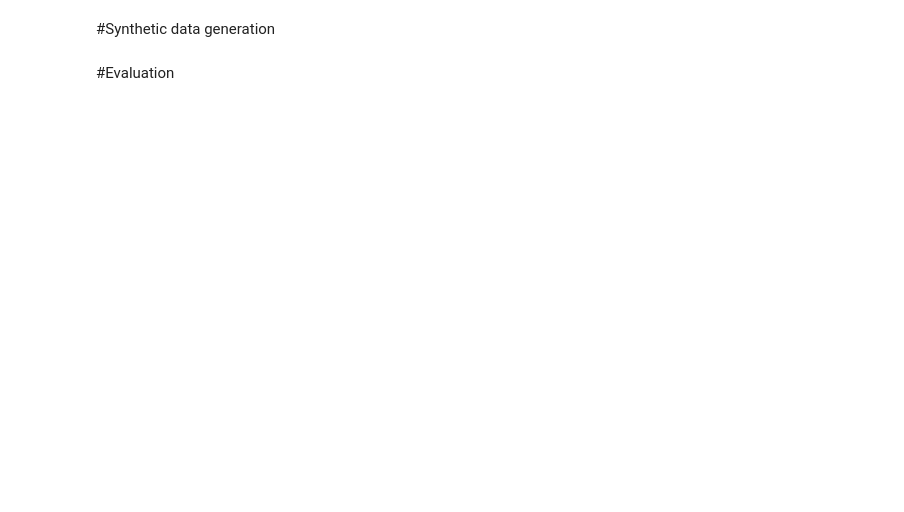
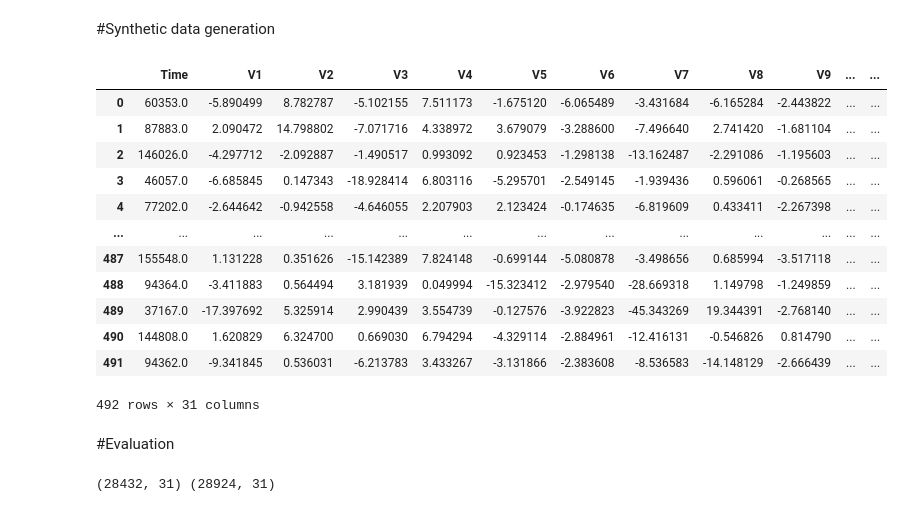
Before and after one commit to SeongDahun/RecsysTutorial, a Jupyter notebook: CTGAN_Credit_anomal.ipynb, the cells around one changed output. Saved outputs shown, nothing was run; the diff lists cells and outputs as text; code cells hidden in the pictures; blank space fills up the shorter version.

```diff
--- a/CTGAN_Credit_anomal.ipynb
+++ b/CTGAN_Credit_anomal.ipynb
@@ -131,5 +191,19 @@ ctgan_anomal.fit(anomalies, categorical_features, epochs = 200)
 #Synthetic data generation
 # %%
 # 이상 데이터의 증강 데이터 생성
-samples_anomal = ctgan_anomal.sample(2460)
-samples_anomal
+synthetic_anomal = ctgan_anomal.sample(492)
+synthetic_anomal
+# %% [output]
+|  | Time | V1 | V2 | V3 | V4 | V5 | V6 | V7 | V8 | V9 | ... | ... |
+| 0 | 60353.0 | -5.890499 | 8.782787 | -5.102155 | 7.511173 | -1.675120 | -6.065489 | -3.431684 | -6.165284 | -2.443822 | ... | ... |
+| 1 | 87883.0 | 2.090472 | 14.798802 | -7.071716 | 4.338972 | 3.679079 | -3.288600 | -7.496640 | 2.741420 | -1.681104 | ... | ... |
+| 2 | 146026.0 | -4.297712 | -2.092887 | -1.490517 | 0.993092 | 0.923453 | -1.298138 | -13.162487 | -2.291086 | -1.195603 | ... | ... |
+| 3 | 46057.0 | -6.685845 | 0.147343 | -18.928414 | 6.803116 | -5.295701 | -2.549145 | -1.939436 | 0.596061 | -0.268565 | ... | ... |
+| 4 | 77202.0 | -2.644642 | -0.942558 | -4.646055 | 2.207903 | 2.123424 | -0.174635 | -6.819609 | 0.433411 | -2.267398 | ... | ... |
+| ... | ... | ... | ... | ... | ... | ... | ... | ... | ... | ... | ... | ... |
+| 487 | 155548.0 | 1.131228 | 0.351626 | -15.142389 | 7.824148 | -0.699144 | -5.080878 | -3.498656 | 0.685994 | -3.517118 | ... | ... |
+| 488 | 94364.0 | -3.411883 | 0.564494 | 3.181939 | 0.049994 | -15.323412 | -2.979540 | -28.669318 | 1.149798 | -1.249859 | ... | ... |
+| 489 | 37167.0 | -17.397692 | 5.325914 | 2.990439 | 3.554739 | -0.127576 | -3.922823 | -45.343269 | 19.344391 | -2.768140 | ... | ... |
+| 490 | 144808.0 | 1.620829 | 6.324700 | 0.669030 | 6.794294 | -4.329114 | -2.884961 | -12.416131 | -0.546826 | 0.814790 | ... | ... |
+| 491 | 94362.0 | -9.341845 | 0.536031 | -6.213783 | 3.433267 | -3.131866 | -2.383608 | -8.536583 | -14.148129 | -2.666439 | ... | ... |
+492 rows × 31 columns
@@ -147,2 +225,9 @@ table_evaluator_anomal.visual_evaluation()
+# %%
+# 정상 데이터 줄여서
+    # 정상 줄인 데이터 vs 정상 줄인+이상 증강 데이터 비교
+print(sample_nomalies.shape, extended_data.shape)
+table_evaluator_anomal =  TableEvaluator(sample_nomalies, extended_data, cat_cols= categorical_features)
+# %% [output]
+(28432, 31) (28924, 31)
 # %%
 table_evaluator_anomal.evaluate(target_col='Time') # 한 컬럼에 대해서만 유사도 검사. 범주형 데이터만 가능
```
Also changed, not shown: parts of 8 cells of this notebook.
